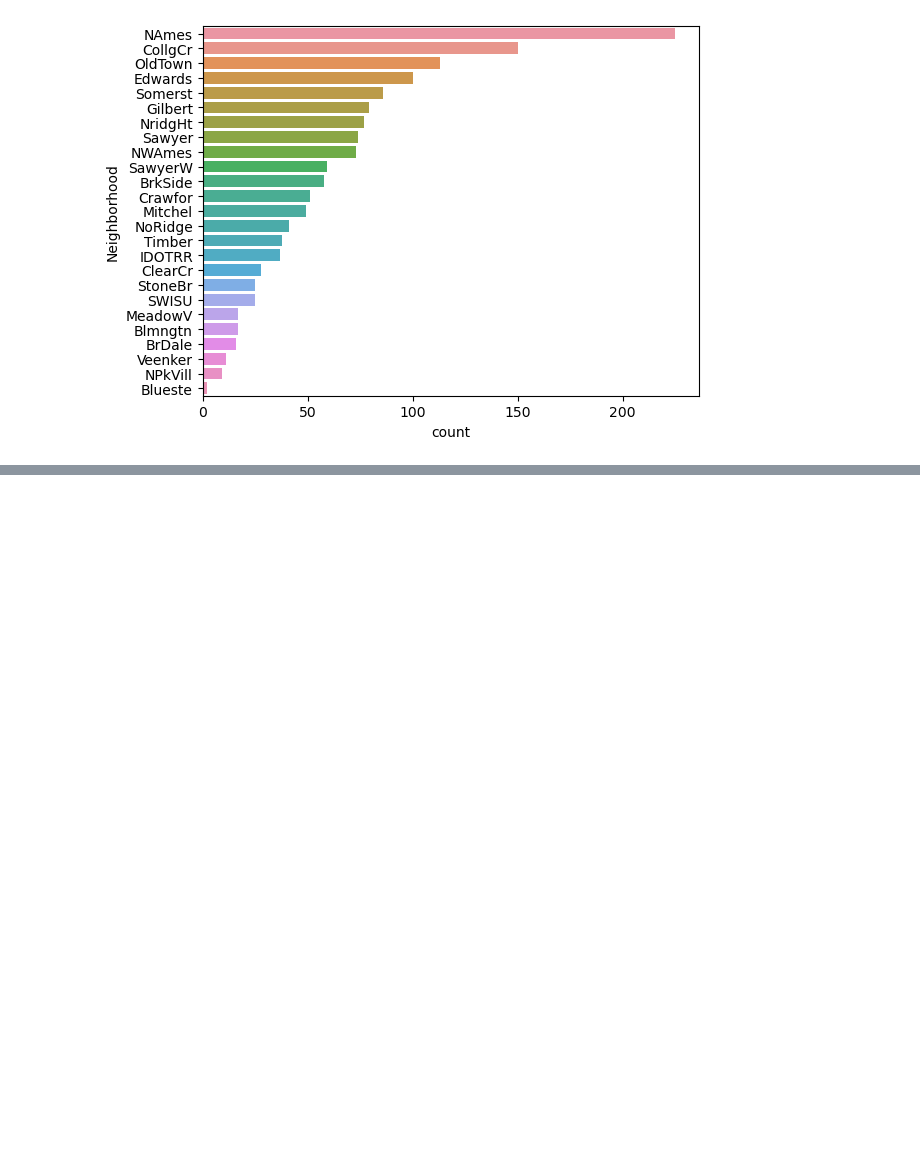
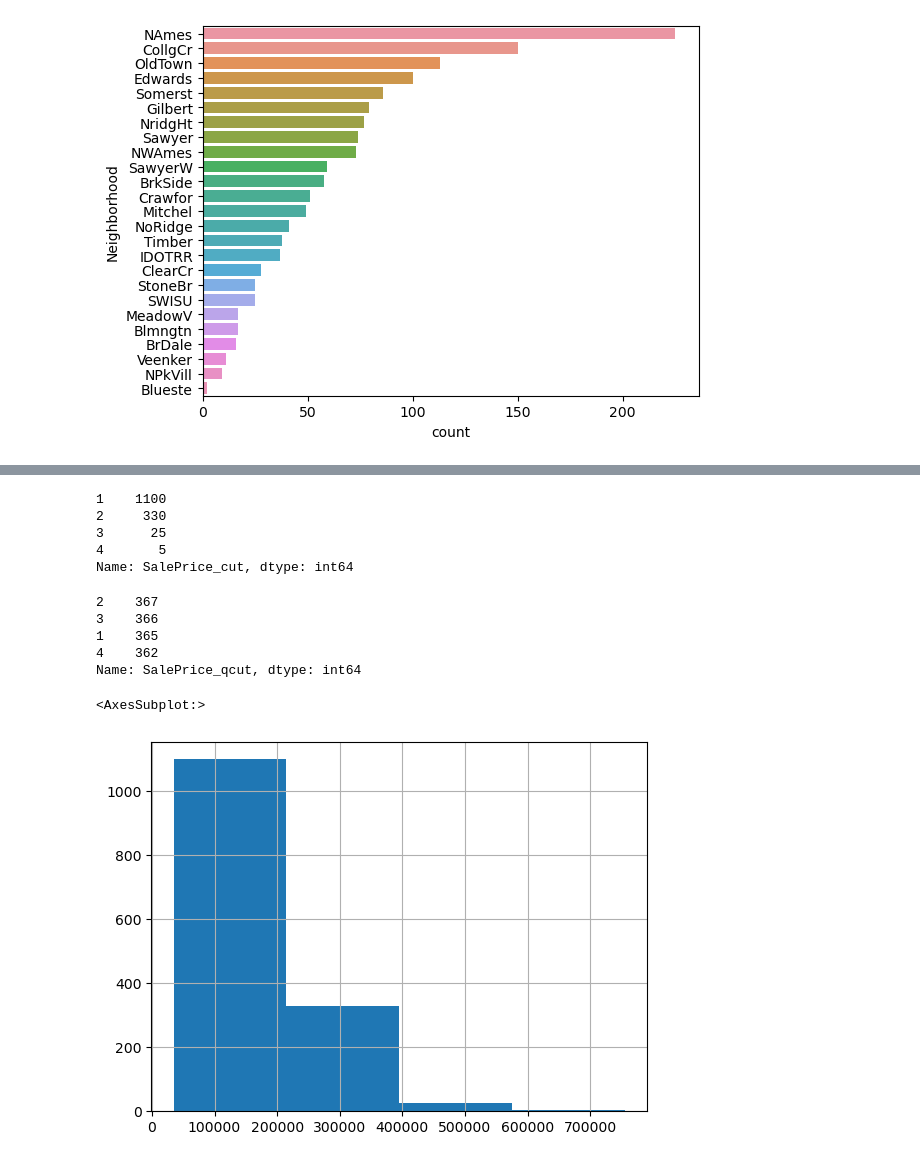
Before and after one commit to wumusill/AI_School, a Jupyter notebook: ML/House_Price/house.ipynb, the cells around one changed output, grey strips where cells are left out. Saved outputs shown, nothing was run; the diff lists cells and outputs as text; code cells hidden in the pictures; blank space fills up the shorter version.

```diff
--- a/ML/House_Price/house.ipynb
+++ b/ML/House_Price/house.ipynb
@@ -243,0 +376,3 @@ sns.countplot(data=train, y=train["Neighborhood"], order=train["Neighborhood"].v
+# %%
+train["SalePrice_cut"] = pd.cut(train["SalePrice"], bins=4, labels=[1, 2, 3, 4])
+train["SalePrice_qcut"]= pd.qcut(train["SalePrice"], q=4, labels=[1, 2, 3, 4])
@@ -243,0 +389,22 @@ sns.countplot(data=train, y=train["Neighborhood"], order=train["Neighborhood"].v
+# %%
+train["SalePrice_cut"].value_counts()
+# %% [output]
+1    1100
+2     330
+3      25
+4       5
+Name: SalePrice_cut, dtype: int64
+# %%
+train["SalePrice_qcut"].value_counts()
+# %% [output]
+2    367
+3    366
+1    365
+4    362
+Name: SalePrice_qcut, dtype: int64
+# %%
+# pd.cut과 비슷한 모양을 보임
+train["SalePrice"].hist(bins=4)
+# %% [output]
+<AxesSubplot:>
+[figure, added]
```
Also changed, not shown: parts of 38 cells of this notebook, 1 other file.
